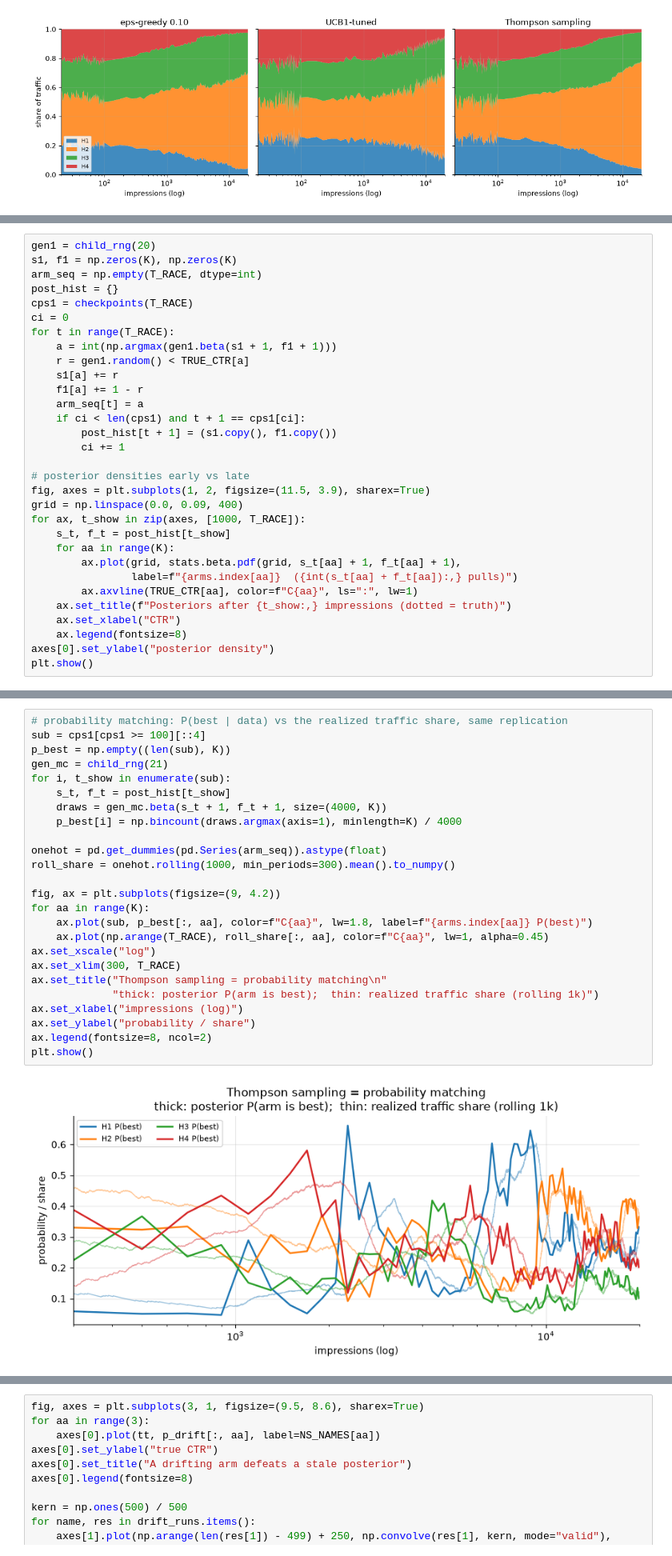
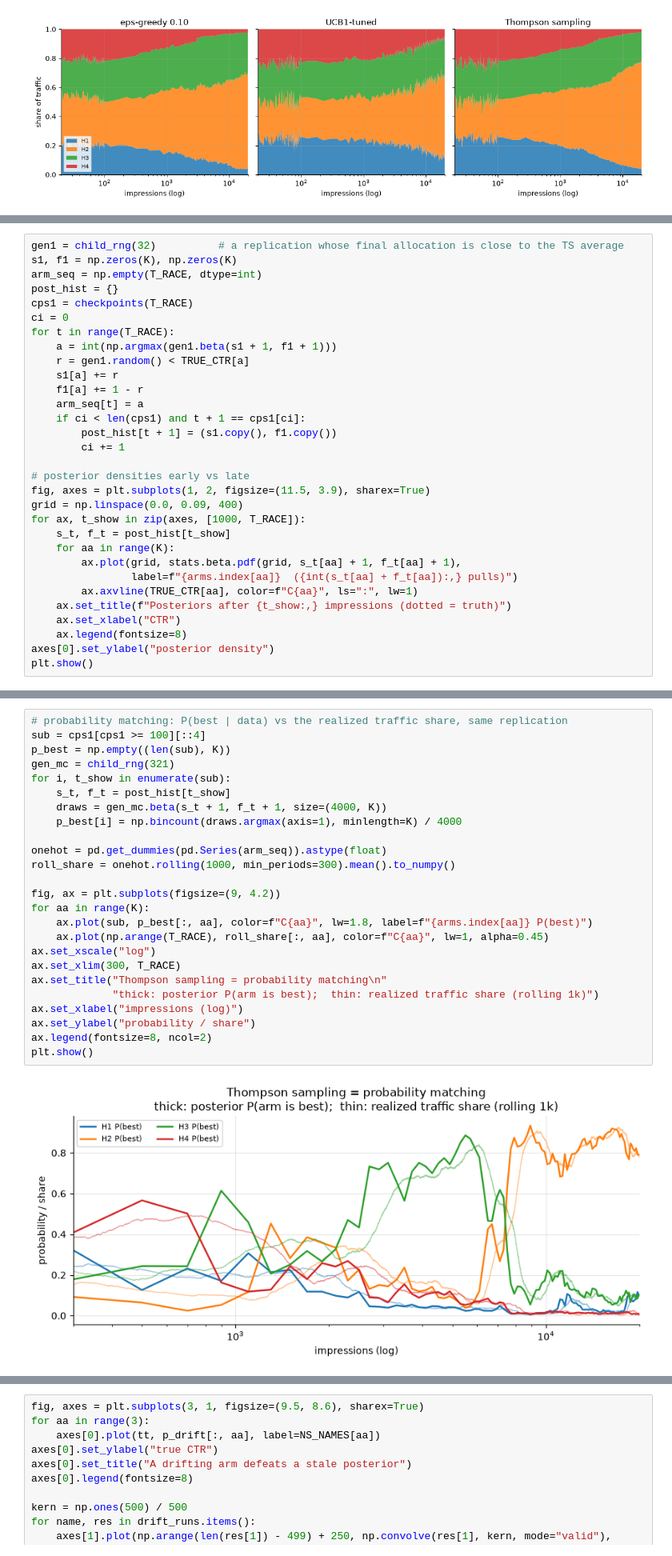
Before and after one commit to sinaghadermarzi/stat-ml-lab, a Jupyter notebook: 06_bayesian_methods/04_bandits_thompson.ipynb, the cells around one changed output, grey strips where cells are left out. Shown at 80% size. Drawn from its saved outputs; the diff is of its cells as text.

```diff
--- a/06_bayesian_methods/04_bandits_thompson.ipynb
+++ b/06_bayesian_methods/04_bandits_thompson.ipynb
@@ -384,5 +396,5 @@ posterior $P(\text{best})$.
 # %%
-gen1 = child_rng(20)
+gen1 = child_rng(32)          # a replication whose final allocation is close to the TS average
 s1, f1 = np.zeros(K), np.zeros(K)
 arm_seq = np.empty(T_RACE, dtype=int)
 post_hist = {}
@@ -417,30 +429,30 @@ plt.show()
 # %%
 # probability matching: P(best | data) vs the realized traffic share, same replication
 sub = cps1[cps1 >= 100][::4]
 p_best = np.empty((len(sub), K))
-gen_mc = child_rng(21)
+gen_mc = child_rng(321)
 for i, t_show in enumerate(sub):
     s_t, f_t = post_hist[t_show]
     draws = gen_mc.beta(s_t + 1, f_t + 1, size=(4000, K))
     p_best[i] = np.bincount(draws.argmax(axis=1), minlength=K) / 4000
 
 onehot = pd.get_dummies(pd.Series(arm_seq)).astype(float)
 roll_share = onehot.rolling(1000, min_periods=300).mean().to_numpy()
 
 fig, ax = plt.subplots(figsize=(9, 4.2))
 for aa in range(K):
     ax.plot(sub, p_best[:, aa], color=f"C{aa}", lw=1.8, label=f"{arms.index[aa]} P(best)")
     ax.plot(np.arange(T_RACE), roll_share[:, aa], color=f"C{aa}", lw=1, alpha=0.45)
 ax.set_xscale("log")
 ax.set_xlim(300, T_RACE)
 ax.set_title("Thompson sampling = probability matching\n"
              "thick: posterior P(arm is best);  thin: realized traffic share (rolling 1k)")
 ax.set_xlabel("impressions (log)")
 ax.set_ylabel("probability / share")
 ax.legend(fontsize=8, ncol=2)
 plt.show()
 # %% [output]
-[figure, old version]
+[figure, new version]
 # %% [markdown]
 The thin lines (what TS actually did) shadow the thick lines (what the posterior
 believes) — allocation *is* belief. Two practical notes a senior candidate should add:
```
Also changed, not shown: parts of 19 cells of this notebook, 9 other files.
